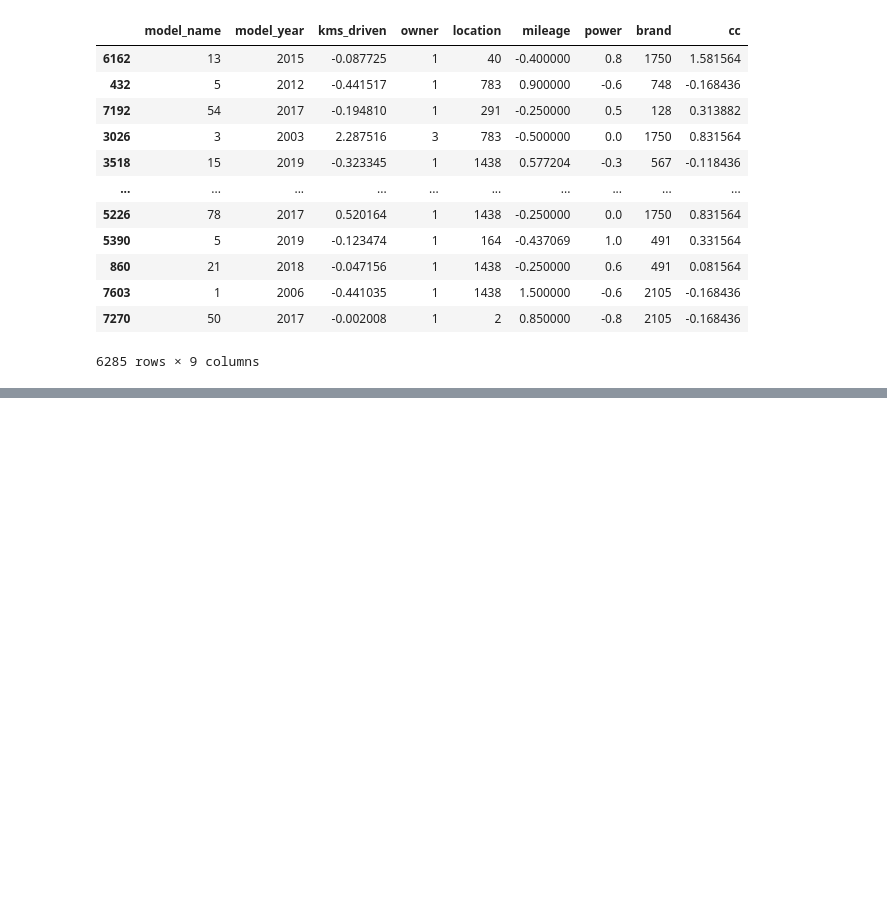
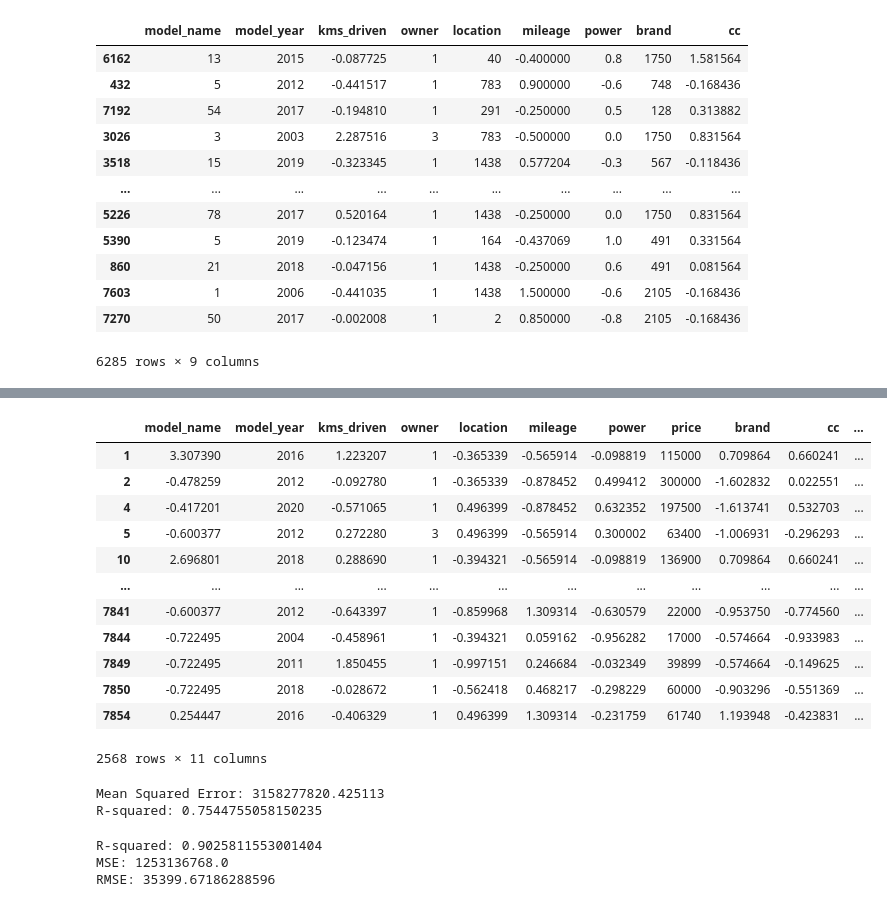
Before and after one commit to sushantkas/Pr-2-used-bikes, a Jupyter notebook: ML_Model.ipynb, the cells around one changed output, grey strips where cells are left out. Cells and saved outputs as stored; diff of their text form; code cells hidden in the pictures; blank space fills up the shorter version.

Commit message:
ML Training

```diff
--- a/ML_Model.ipynb
+++ b/ML_Model.ipynb
@@ -383,0 +357,16 @@ array([[ 1.        , -0.33111254,  0.        , ...,  0.64409031,
+# %%
+bikes[bikes["DB_Cluster"]==-1]
+# %% [output]
+|  | model_name | model_year | kms_driven | owner | location | mileage | power | price | brand | cc | ... |
+| 1 | 3.307390 | 2016 | 1.223207 | 1 | -0.365339 | -0.565914 | -0.098819 | 115000 | 0.709864 | 0.660241 | ... |
+| 2 | -0.478259 | 2012 | -0.092780 | 1 | -0.365339 | -0.878452 | 0.499412 | 300000 | -1.602832 | 0.022551 | ... |
+| 4 | -0.417201 | 2020 | -0.571065 | 1 | 0.496399 | -0.878452 | 0.632352 | 197500 | -1.613741 | 0.532703 | ... |
+| 5 | -0.600377 | 2012 | 0.272280 | 3 | 0.496399 | -0.565914 | 0.300002 | 63400 | -1.006931 | -0.296293 | ... |
+| 10 | 2.696801 | 2018 | 0.288690 | 1 | -0.394321 | -0.565914 | -0.098819 | 136900 | 0.709864 | 0.660241 | ... |
+| ... | ... | ... | ... | ... | ... | ... | ... | ... | ... | ... | ... |
+| 7841 | -0.600377 | 2012 | -0.643397 | 1 | -0.859968 | 1.309314 | -0.630579 | 22000 | -0.953750 | -0.774560 | ... |
+| 7844 | -0.722495 | 2004 | -0.458961 | 1 | -0.394321 | 0.059162 | -0.956282 | 17000 | -0.574664 | -0.933983 | ... |
+| 7849 | -0.722495 | 2011 | 1.850455 | 1 | -0.997151 | 0.246684 | -0.032349 | 39899 | -0.574664 | -0.149625 | ... |
+| 7850 | -0.722495 | 2018 | -0.028672 | 1 | -0.562418 | 0.468217 | -0.298229 | 60000 | -0.903296 | -0.551369 | ... |
+| 7854 | 0.254447 | 2016 | -0.406329 | 1 | 0.496399 | 1.309314 | -0.231759 | 61740 | 1.193948 | -0.423831 | ... |
+2568 rows × 11 columns
@@ -383,0 +375,38 @@ array([[ 1.        , -0.33111254,  0.        , ...,  0.64409031,
+# %%
+from sklearn.model_selection import train_test_split
+from sklearn.linear_model import LinearRegression
+from sklearn.metrics import mean_squared_error, root_mean_squared_error, r2_score
+
+X=bikes1.drop("price", axis=1)
+y=bikes1["price"]
+X_train, X_test, y_train, y_test = train_test_split(X, y, test_size=0.2, random_state=42)
+model = LinearRegression()
+model.fit(X_train, y_train)
+y_pred = model.predict(X_test)
+mse = mean_squared_error(y_test, y_pred)
+print("Mean Squared Error:", mse)
+print("R-squared:", model.score(X_test, y_test))
+# %% [output]
+Mean Squared Error: 3158277820.425113
+R-squared: 0.7544755058150235
+# %%
+from xgboost import XGBRegressor
+model = XGBRegressor(
+    n_estimators=500,       # number of trees
+    learning_rate=0.05,     # step size shrinkage
+    max_depth=6,            # tree depth
+    subsample=0.8,          # use 80% of data for each tree
+    colsample_bytree=0.8,   # use 80% of features per tree
+    random_state=42
+)
+
+model.fit(X_train, y_train)
+
+y_pred = model.predict(X_test)
+print("R-squared:", r2_score(y_test, y_pred))
+print("MSE:", mean_squared_error(y_test, y_pred))
+print("RMSE:", np.sqrt(mean_squared_error(y_test, y_pred)))
+# %% [output]
+R-squared: 0.9025811553001404
+MSE: 1253136768.0
+RMSE: 35399.67186288596
```
Also changed, not shown: parts of 21 cells of this notebook, 1 other file.
